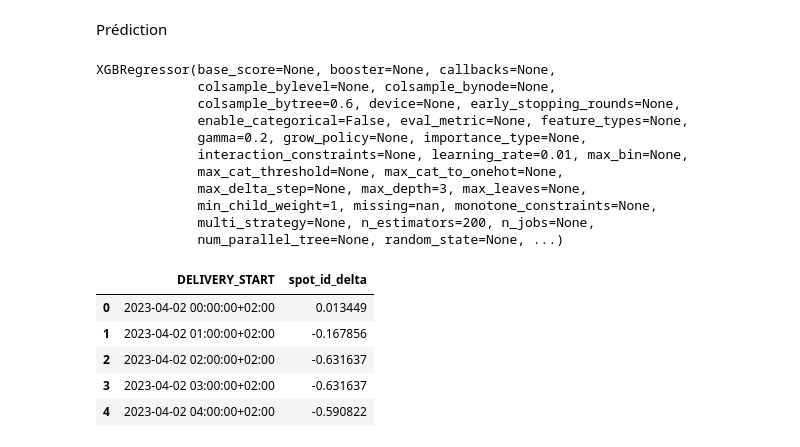
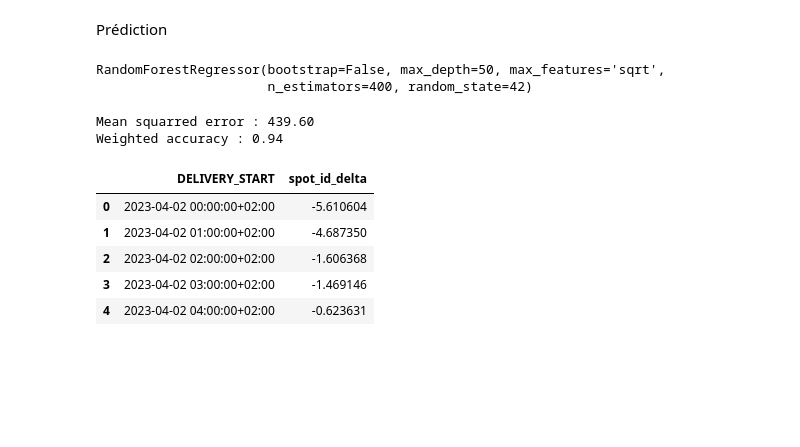
Before and after one commit to hugopuybareau/ELMY_DATA_CHALLENGE, a Jupyter notebook: scripts/modelisation.ipynb, the cells around one changed output. Cells and saved outputs as stored; diff of their text form; code cells hidden in the pictures; blank space fills up the shorter version.

Commit message:
Back with the forest, trained with optimal z1 score, mse and weighted accuracy maxed too

```diff
--- a/scripts/modelisation.ipynb
+++ b/scripts/modelisation.ipynb
@@ -28,9 +29,7 @@ y = pd.read_csv("../data/raw/y_train_jJtXgMX.csv")  # 10605 rows × 2 columns
 # %% [markdown]
 Préparation des données
 # %%
-# y = y.drop(columns=['DELIVERY_START'], axis=1)
-x = x.drop(columns=['DELIVERY_START'], axis=1)
-x_challenge = x_challenge.drop(columns=['DELIVERY_START'], axis=1)
+x_train, x_test, y_train, y_test = train_test_split(x.drop(columns=['DELIVERY_START']), y, test_size=.2)
 
 
 # y_bin = pd.DataFrame({
@@ -179,19 +180,10 @@ Cross validation pour le modèle de classification
 # %% [markdown]
 Prédiction
 # %%
-boost.fit(x, y['spot_id_delta'])
+forest.fit(x_train, y_train['spot_id_delta'])
 # forest_bin.fit(x, y_bin['spot_id_delta'])
 
 # metrics(forest, x_test, y_test, 'Métriques pour la première RandomForest', 'regressor')
 # %% [output]
-XGBRegressor(base_score=None, booster=None, callbacks=None,
-             colsample_bylevel=None, colsample_bynode=None,
-             colsample_bytree=0.6, device=None, early_stopping_rounds=None,
-             enable_categorical=False, eval_metric=None, feature_types=None,
-             gamma=0.2, grow_policy=None, importance_type=None,
-             interaction_constraints=None, learning_rate=0.01, max_bin=None,
-             max_cat_threshold=None, max_cat_to_onehot=None,
-             max_delta_step=None, max_depth=3, max_leaves=None,
-             min_child_weight=1, missing=nan, monotone_constraints=None,
-             multi_strategy=None, n_estimators=200, n_jobs=None,
-             num_parallel_tree=None, random_state=None, ...)
+RandomForestRegressor(bootstrap=False, max_depth=50, max_features='sqrt',
+                      n_estimators=400, random_state=42)
@@ -198,20 +202,36 @@ XGBRegressor(base_score=None, booster=None, callbacks=None,
+# %%
+weights = np.abs(y_test['spot_id_delta'])
+
+y_pred = forest.predict(x_test)
+
+# Évaluation
+mse = mean_squared_error(y_test['spot_id_delta'], y_pred)
+weighted_accc = weighted_accuracy(y_test['spot_id_delta'], y_pred, weights)
+
+print(f"Mean squarred error : {mse:.2f}") # Les prédictions sont proches des valeurs réelles ou non
+print(f"Weighted accuracy : {weighted_accc:.2f}") # Qualité à prédire les signes sur les valeurs importantes
+
+# Vis à vis de cette sortie, forest est bien meilleure que boost
+# %% [output]
+Mean squarred error : 439.60
+Weighted accuracy : 0.94
 # %%
-y_pred = pd.DataFrame({
+y_challenge = pd.DataFrame({
     'DELIVERY_START' : x_challenge_unprocessed['DELIVERY_START']
     })
 
-y_pred['spot_id_delta'] = boost.predict(x_challenge)
+y_challenge['spot_id_delta'] = forest.predict(x_challenge.drop(columns=['DELIVERY_START']))
 # y_pred['spot_id_delta_bin'] = forest_bin.predict(x_challenge)
 
 
-y_pred.head(5)
+y_challenge.head(5)
 # %% [output]
 |  | DELIVERY_START | spot_id_delta |
-| 0 | 2023-04-02 00:00:00+02:00 | 0.013449 |
-| 1 | 2023-04-02 01:00:00+02:00 | -0.167856 |
-| 2 | 2023-04-02 02:00:00+02:00 | -0.631637 |
-| 3 | 2023-04-02 03:00:00+02:00 | -0.631637 |
-| 4 | 2023-04-02 04:00:00+02:00 | -0.590822 |
+| 0 | 2023-04-02 00:00:00+02:00 | -5.610604 |
+| 1 | 2023-04-02 01:00:00+02:00 | -4.687350 |
+| 2 | 2023-04-02 02:00:00+02:00 | -1.606368 |
+| 3 | 2023-04-02 03:00:00+02:00 | -1.469146 |
+| 4 | 2023-04-02 04:00:00+02:00 | -0.623631 |
 # %%
 # y_pred['spot_id_delta_bin'] = y_pred['spot_id_delta_bin'].apply(lambda x: 1 if x==1 else -1)
 
```
Also changed, not shown: parts of 5 cells of this notebook, 5 other files.
